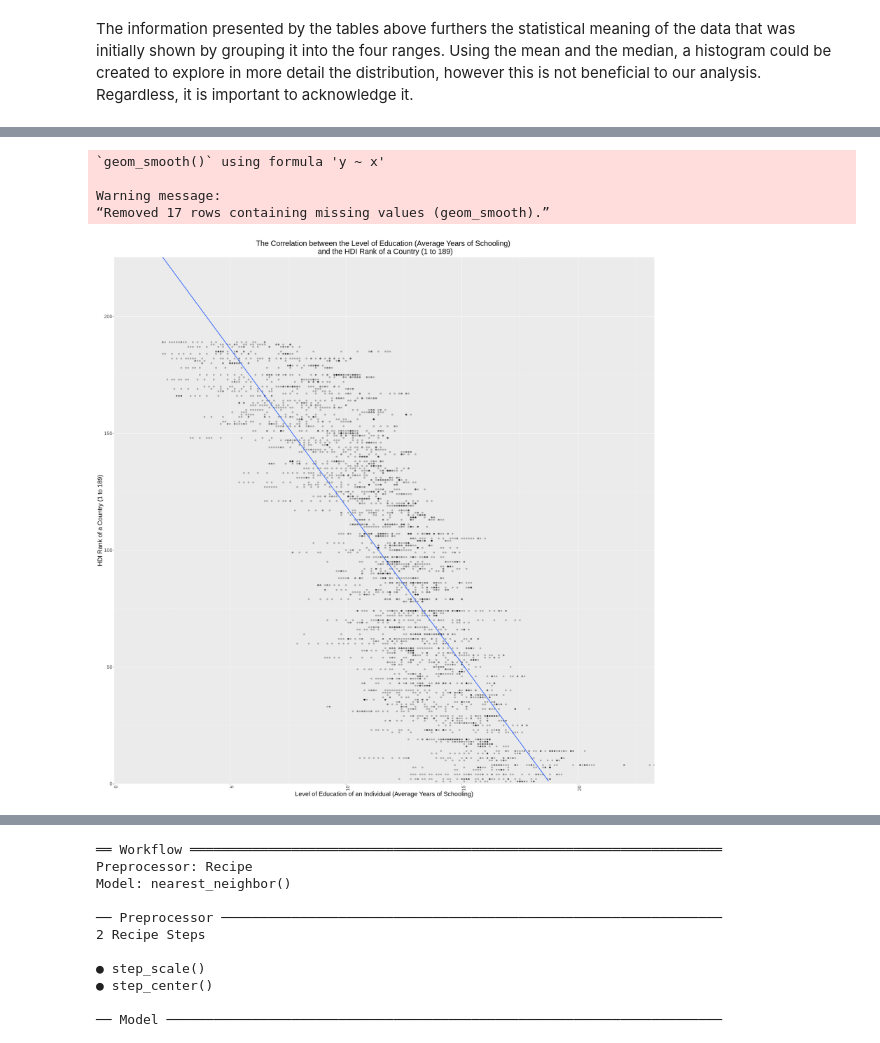
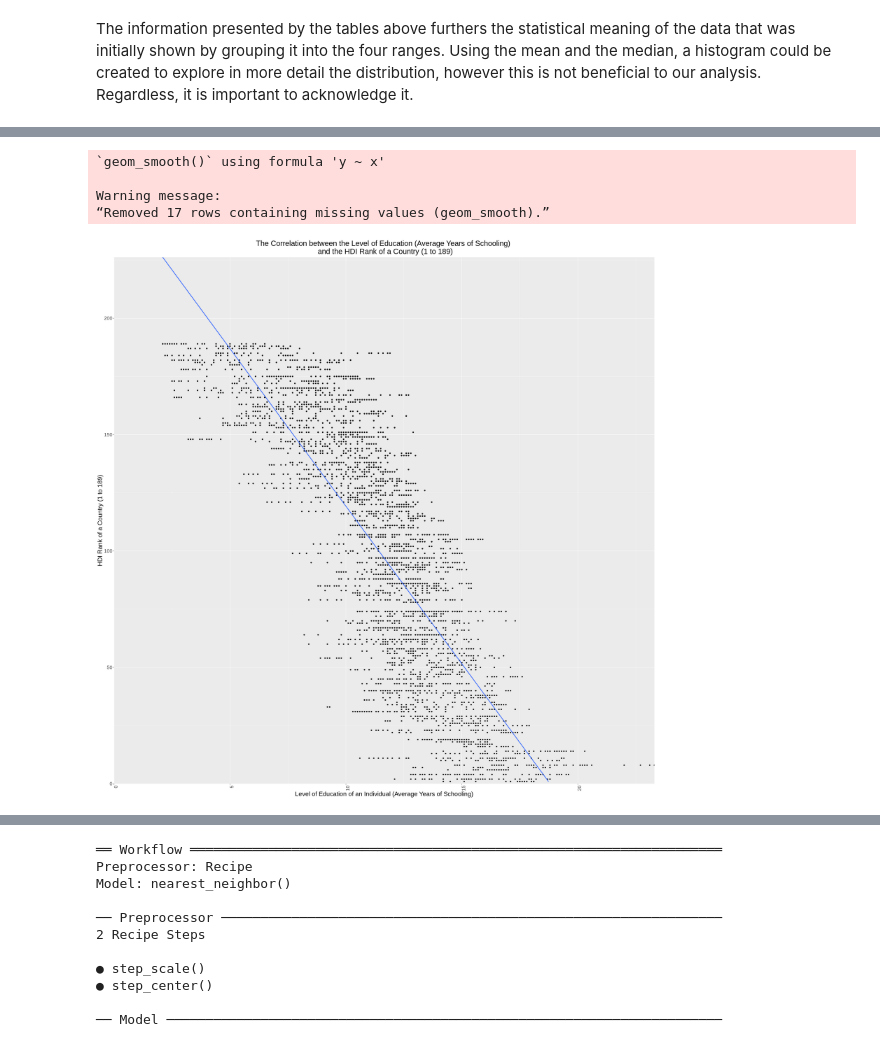
Before and after one commit to MarranaTT/Group_46_Final_Project, a Jupyter notebook: Final.ipynb, the cells around one changed output, grey strips where cells are left out. Cells and saved outputs as stored; diff of their text form; code cells hidden in the pictures.

```diff
--- a/Final.ipynb
+++ b/Final.ipynb
@@ -258,21 +268,21 @@ Coefficients:
 # %%
 lm_predictions <- EYS_vs_HDI_Train %>%
     ggplot(aes(x = Average_Years_of_Schooling, y = HDI_Rank)) +
-        geom_point(alpha = 0.25, size = 2) +
+        geom_point() +
         geom_smooth(method = "lm", se = FALSE) +
         labs(x= "Level of Education of an Individual (Average Years of Schooling)" , y = "HDI Rank of a Country (1 to 189)")+
                     ggtitle("The Correlation between the Level of Education (Average Years of Schooling) \n and the HDI Rank of a Country (1 to 189)")+
                     theme(axis.text.x = element_text(angle = 90, , hjust = 1),
                         text = element_text(size= 20))+
                     theme(plot.title = element_text(hjust = 0.5)) +
                     scale_x_continuous(expand = c(0,0), limits = c(0, NA))+
                     scale_y_continuous(expand = c(0,0), limits = c(0, NA))
 lm_predictions
 # This plots HDI ranks (y-axis) and average year of schooling (x-axis) to visualize the model prediction
 # as a straight line overlaid on the training dataset. It can be used in the further comparison with knn regression model.
 # %% [output]
 `geom_smooth()` using formula 'y ~ x'
 
 Warning message:
 “Removed 17 rows containing missing values (geom_smooth).”
-[figure, old version]
+[figure, new version]
```
Also changed, not shown: parts of 16 cells of this notebook.
